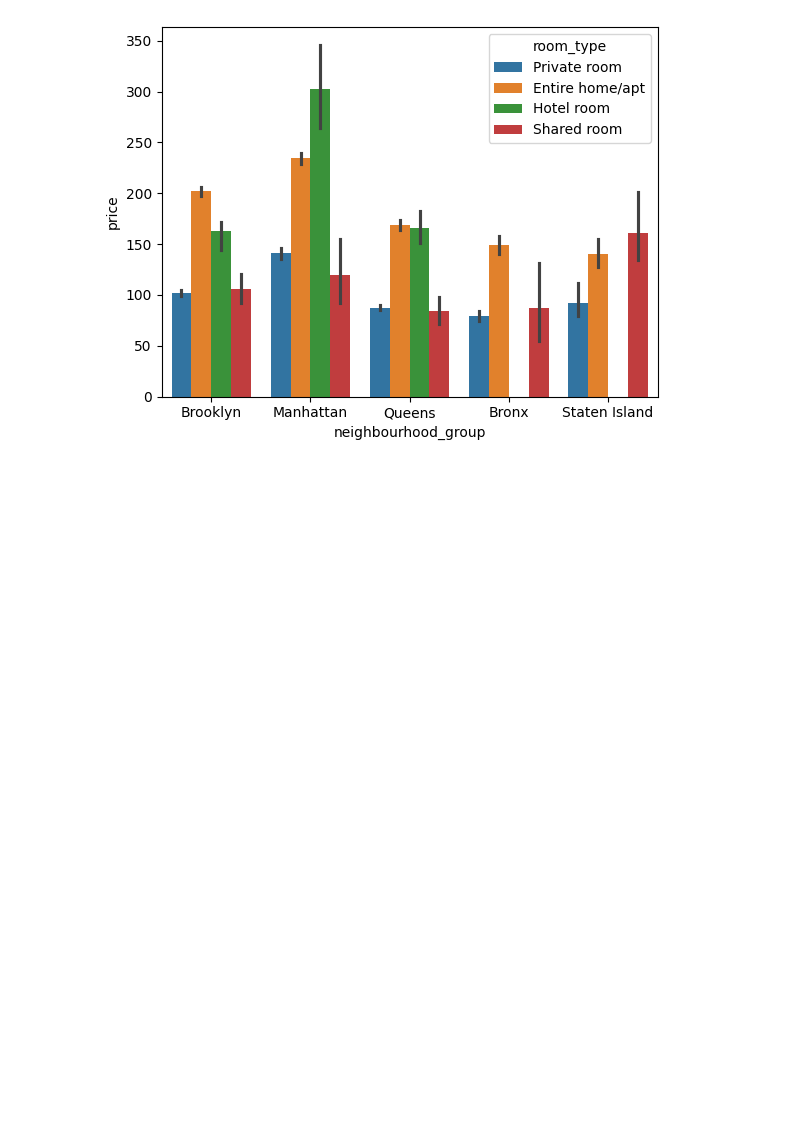
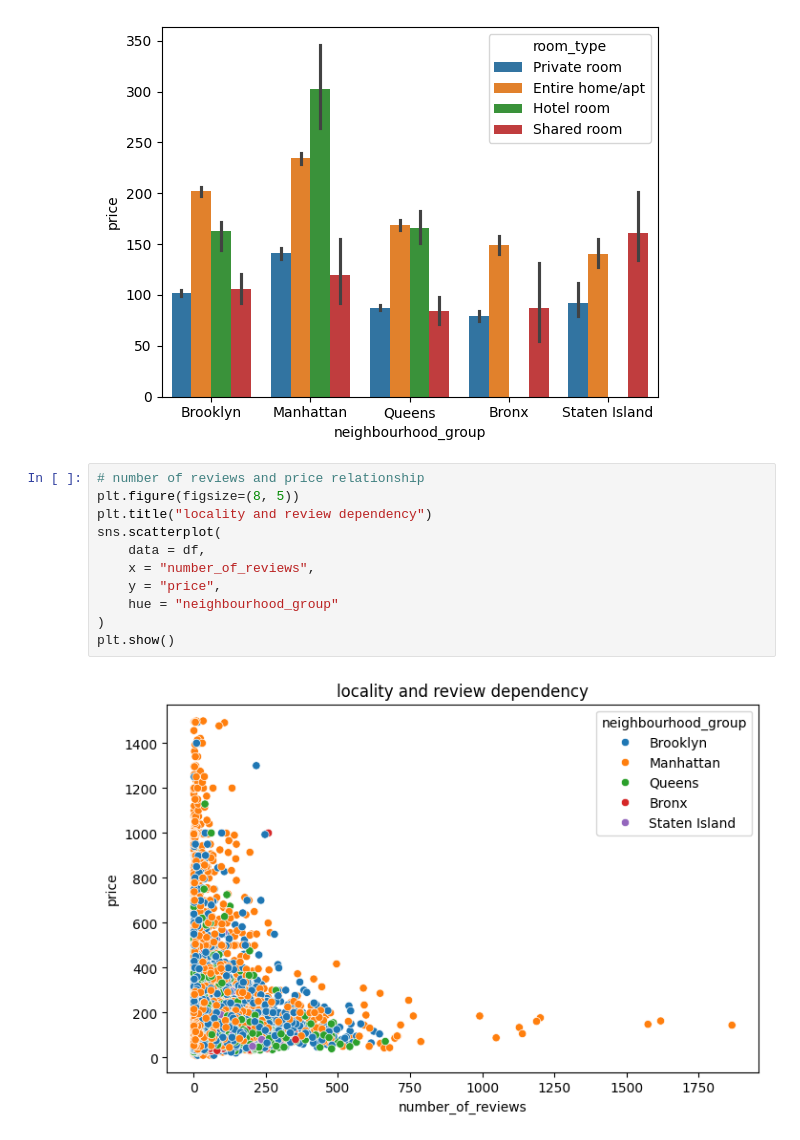
Before and after one commit to kamijoseph/AirBnB-EDA, a Jupyter notebook: main.ipynb, the cells around one changed output. Saved outputs shown, nothing was run; the diff lists cells and outputs as text; blank space fills up the shorter version.

```diff
--- a/main.ipynb
+++ b/main.ipynb
@@ -424,3 +424,16 @@ sns.barplot(
 # %% [output]
 <Axes: xlabel='neighbourhood_group', ylabel='price'>
 [figure]
+# %%
+# number of reviews and price relationship
+plt.figure(figsize=(8, 5))
+plt.title("locality and review dependency")
+sns.scatterplot(
+    data = df,
+    x = "number_of_reviews",
+    y = "price",
+    hue = "neighbourhood_group"
+)
+plt.show()
+# %% [output]
+[figure, added]
```
Also changed, not shown: parts of 5 cells of this notebook.
